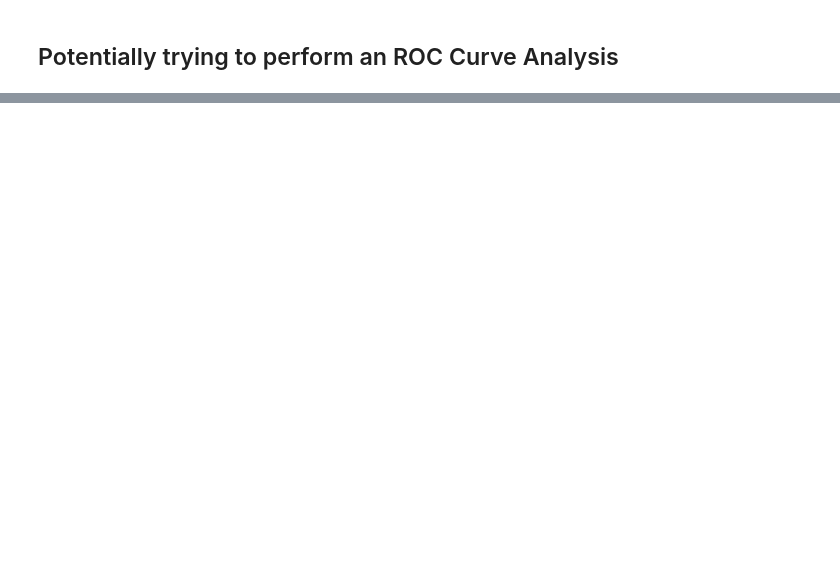
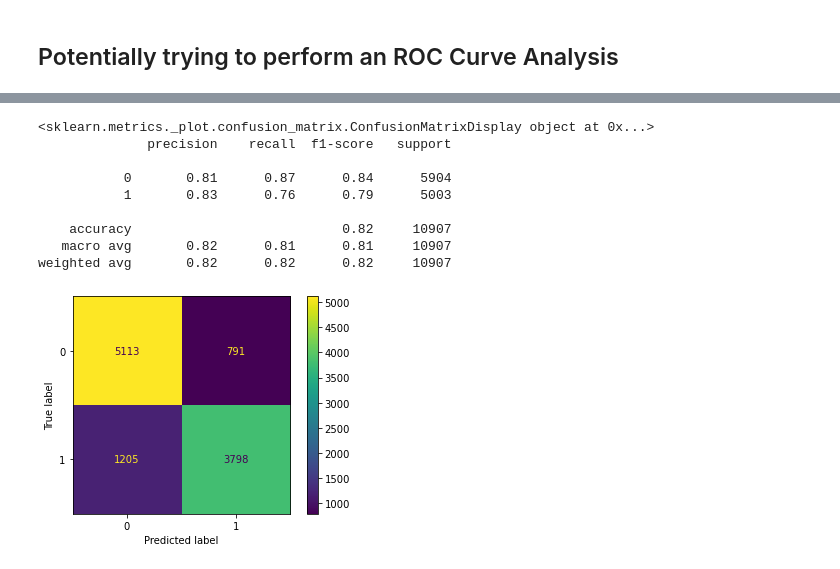
Before and after one commit to tvrjuana/tanzania-water-wells, a Jupyter notebook: train_test_split.ipynb, the cells around one changed output, grey strips where cells are left out. Drawn from its saved outputs; the diff is of its cells as text; code cells hidden in the pictures; blank space fills up the shorter version.

```diff
--- a/train_test_split.ipynb
+++ b/train_test_split.ipynb
@@ -428,0 +516,5 @@ Didn't really workout as we are doing a tertiary multiclass logistic regression.
+# %%
+# Instantiate the Random Forest Model
+rfc = RandomForestClassifier(max_features='sqrt',
+                            max_samples=None,
+                            random_state=42)
@@ -428,0 +537,18 @@ Didn't really workout as we are doing a tertiary multiclass logistic regression.
+# %%
+# Test set predictions
+pred = rfc.predict(X_test)
+
+# Confusion matrix and classification report
+print(plot_confusion_matrix(rfc, X_test, y_test));
+print(classification_report(y_test, pred));
+# %% [output]
+<sklearn.metrics._plot.confusion_matrix.ConfusionMatrixDisplay object at 0x...>
+              precision    recall  f1-score   support
+
+           0       0.81      0.87      0.84      5904
+           1       0.83      0.76      0.79      5003
+
+    accuracy                           0.82     10907
+   macro avg       0.82      0.81      0.81     10907
+weighted avg       0.82      0.82      0.82     10907
+[figure, added]
```
Also changed, not shown: parts of 45 cells of this notebook, 2 other files.
